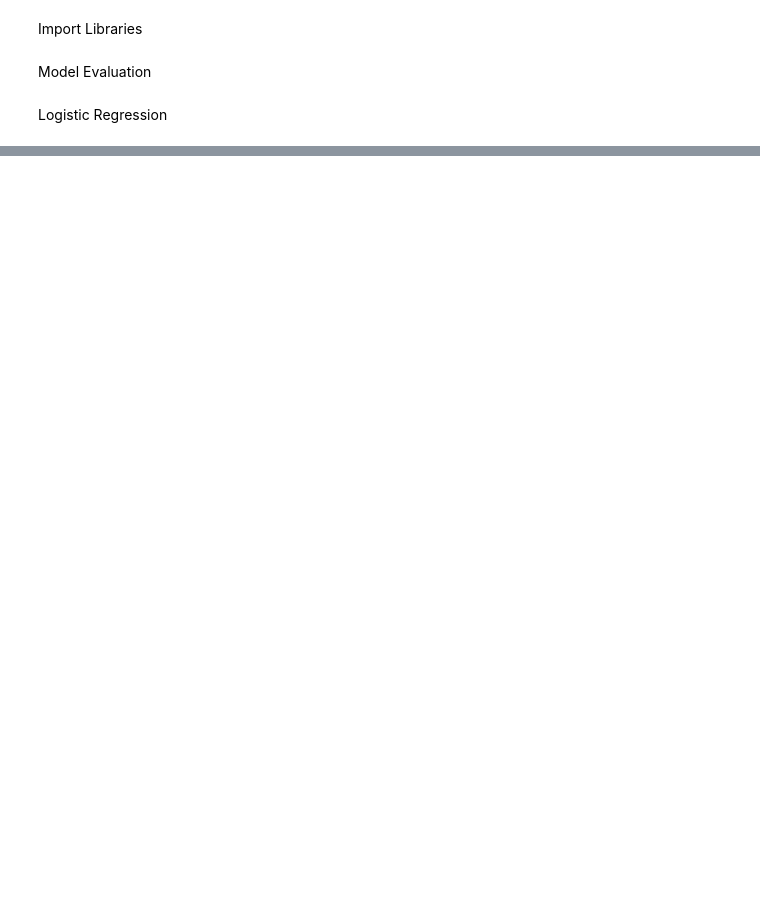
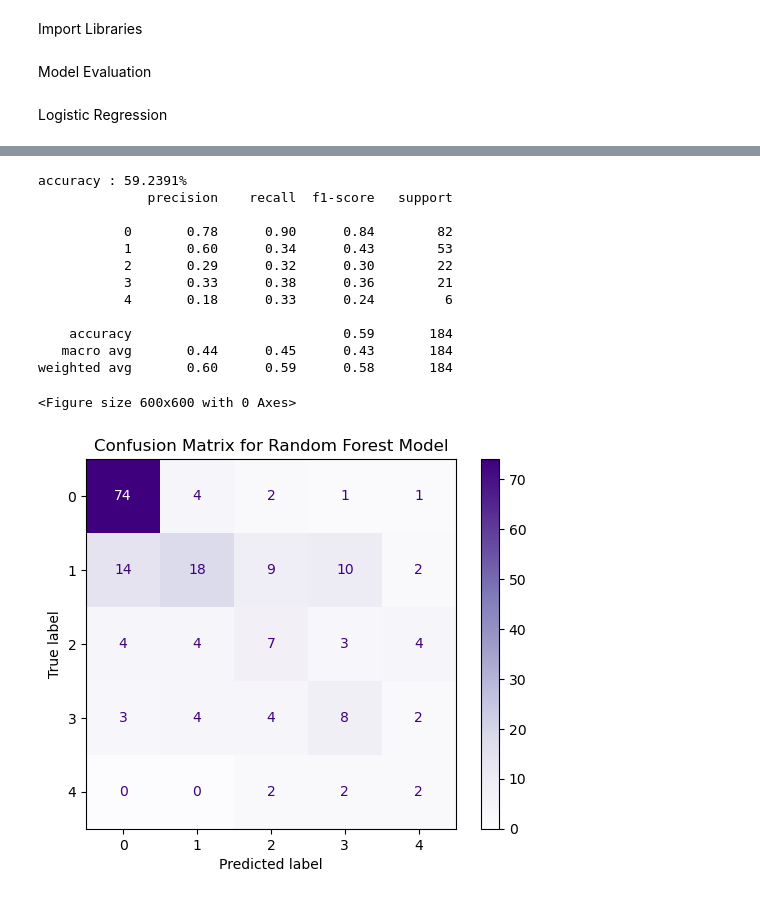
Before and after one commit to royalmaddy07/heart-disease-prediction, a Jupyter notebook: notebooks/04_modelEvaluation.ipynb, the cells around one changed output, grey strips where cells are left out. Cells and saved outputs as stored; diff of their text form; code cells hidden in the pictures; blank space fills up the shorter version.

```diff
--- a/notebooks/04_modelEvaluation.ipynb
+++ b/notebooks/04_modelEvaluation.ipynb
@@ -78,11 +146,31 @@ plt.show()
 # %%
 rf_model = joblib.load("../models/rf_model.pkl")
 
 y_pred_rf = rf_model.predict(X_test)
+accuracy_rf = accuracy_score(y_test,y_pred_rf)
+
+print(f"accuracy : {accuracy_rf*100:.4f}%")
+
+print(classification_report(y_test,y_pred_rf))
 
 cm = confusion_matrix(y_test,y_pred_rf)
 disp = ConfusionMatrixDisplay(confusion_matrix=cm,display_labels=[0,1,2,3,4])
 plt.figure(figsize=(6,6))
 disp.plot(cmap='Purples', values_format='d')
 plt.title('Confusion Matrix for Random Forest Model')
 plt.show()
+# %% [output]
+accuracy : 59.2391%
+              precision    recall  f1-score   support
+
+           0       0.78      0.90      0.84        82
+           1       0.60      0.34      0.43        53
+           2       0.29      0.32      0.30        22
+           3       0.33      0.38      0.36        21
+           4       0.18      0.33      0.24         6
+
+    accuracy                           0.59       184
+   macro avg       0.44      0.45      0.43       184
+weighted avg       0.60      0.59      0.58       184
+<Figure size 600x600 with 0 Axes>
+[figure, added]
```
Also changed, not shown: parts of 4 cells of this notebook, 8 other files.
